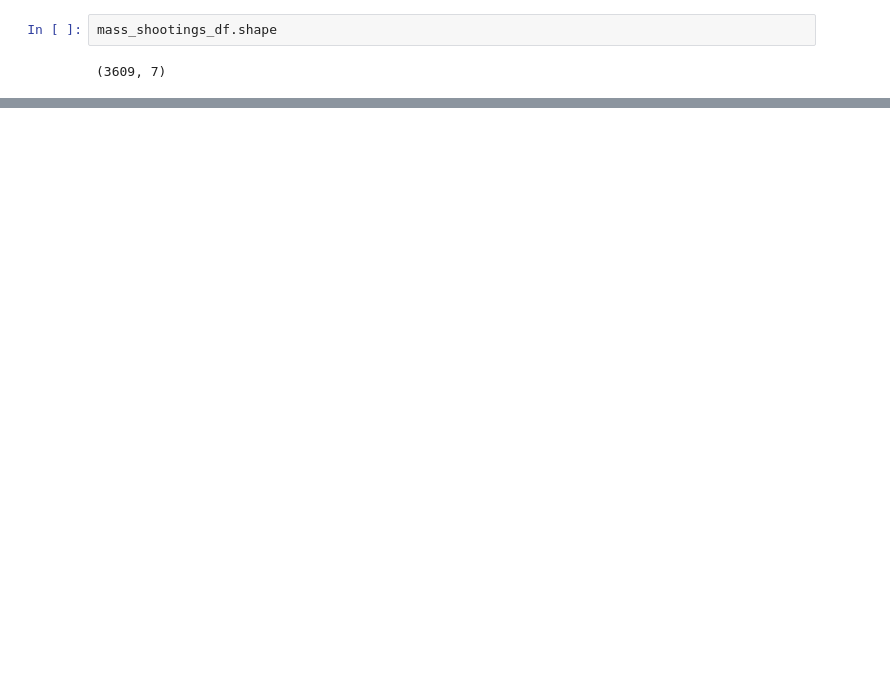
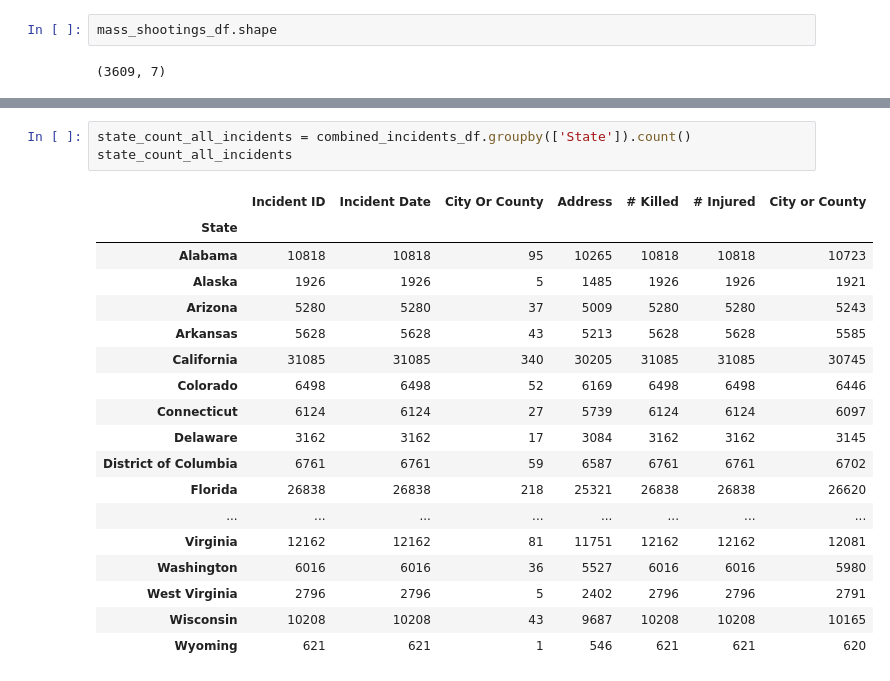
Before and after one commit to Reid04278/group-one-project1, a Jupyter notebook: Project_one.ipynb, the cells around one changed output, grey strips where cells are left out. Cells and saved outputs as stored; diff of their text form; blank space fills up the shorter version.

```diff
--- a/Project_one.ipynb
+++ b/Project_one.ipynb
@@ -64,0 +168,22 @@ nj_incidents.head(20)
+# %%
+state_count_all_incidents = combined_incidents_df.groupby(['State']).count()
+state_count_all_incidents
+# %% [output]
+|  | Incident ID | Incident Date | City Or County | Address | # Killed | # Injured | City or County |
+| State |  |  |  |  |  |  |  |
+| Alabama | 10818 | 10818 | 95 | 10265 | 10818 | 10818 | 10723 |
+| Alaska | 1926 | 1926 | 5 | 1485 | 1926 | 1926 | 1921 |
+| Arizona | 5280 | 5280 | 37 | 5009 | 5280 | 5280 | 5243 |
+| Arkansas | 5628 | 5628 | 43 | 5213 | 5628 | 5628 | 5585 |
+| California | 31085 | 31085 | 340 | 30205 | 31085 | 31085 | 30745 |
+| Colorado | 6498 | 6498 | 52 | 6169 | 6498 | 6498 | 6446 |
+| Connecticut | 6124 | 6124 | 27 | 5739 | 6124 | 6124 | 6097 |
+| Delaware | 3162 | 3162 | 17 | 3084 | 3162 | 3162 | 3145 |
+| District of Columbia | 6761 | 6761 | 59 | 6587 | 6761 | 6761 | 6702 |
+| Florida | 26838 | 26838 | 218 | 25321 | 26838 | 26838 | 26620 |
+| ... | ... | ... | ... | ... | ... | ... | ... |
+| Virginia | 12162 | 12162 | 81 | 11751 | 12162 | 12162 | 12081 |
+| Washington | 6016 | 6016 | 36 | 5527 | 6016 | 6016 | 5980 |
+| West Virginia | 2796 | 2796 | 5 | 2402 | 2796 | 2796 | 2791 |
+| Wisconsin | 10208 | 10208 | 43 | 9687 | 10208 | 10208 | 10165 |
+| Wyoming | 621 | 621 | 1 | 546 | 621 | 621 | 620 |
```
Also changed, not shown: parts of 13 cells of this notebook.
